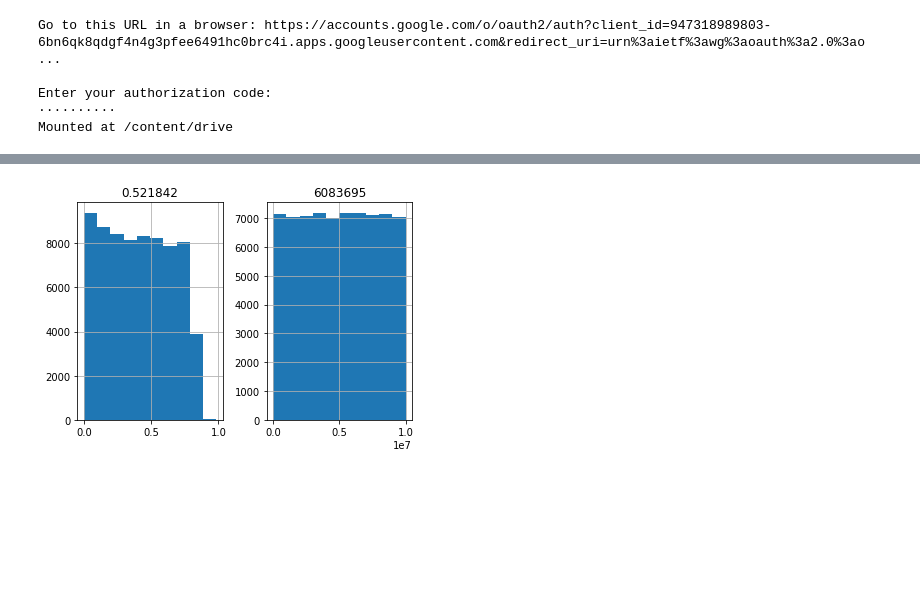
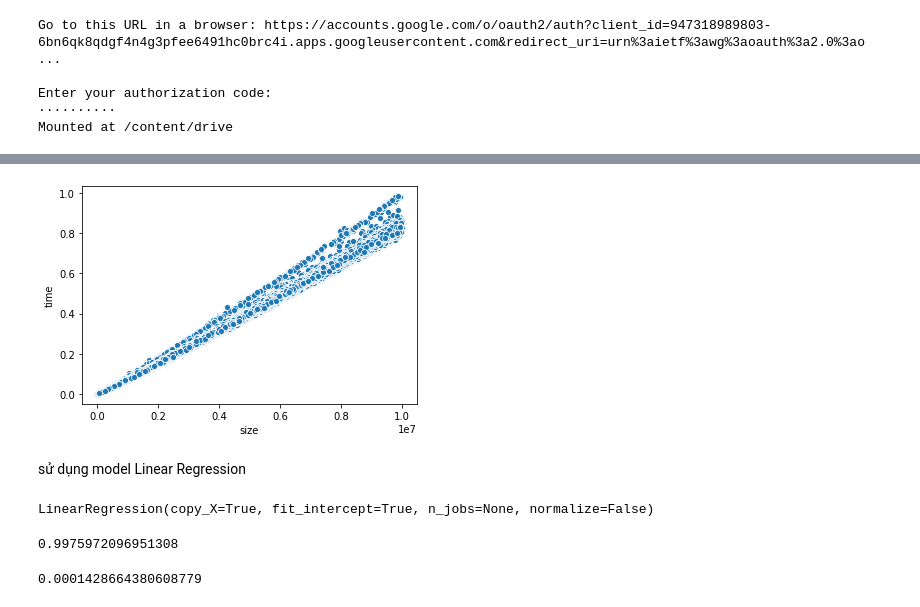
Before and after one commit to darkzlove12/CS114.K21, a Jupyter notebook: SKlecom_linear.ipynb, the cells around one changed output, grey strips where cells are left out. Drawn from its saved outputs; the diff is of its cells as text; code cells hidden in the pictures; blank space fills up the shorter version.

```diff
--- a/SKlecom_linear.ipynb
+++ b/SKlecom_linear.ipynb
@@ -59,3 +62,5 @@ Mounted at /content/drive
 # %%
 import pandas as pd
 df=pd.read_csv('/content/Dataset1.csv')
+df.columns=["size","time"]
+df
@@ -95,10 +81,31 @@ pyplot.show()
-# %%
-df.hist()
-pyplot.show()
-# %% [output]
-[figure, removed]
+# %%
+import matplotlib.pyplot as plt
+import seaborn as sns
+sns.scatterplot(x="size",y="time", data=df)
+plt.show()
+# %% [output]
+[figure, added]
+# %% [markdown]
+sử dụng model Linear Regression
 # %%
+from sklearn import datasets, linear_model
+from sklearn.model_selection import train_test_split
 array = df.values
 X = array[:,0:1]
 y = array[:,1]
-X_train, X_validation, Y_train, Y_validation = train_test_split(X, y, test_size=0.30, random_state=1)
+from sklearn.model_selection import train_test_split
+X_train, X_validation, Y_train, Y_validation = train_test_split(X, y, test_size=0.20, random_state=1)
+regr = linear_model.LinearRegression() # fit_intercept = False for calculating the bias
+regr.fit(X_train, Y_train)
+# %% [output]
+LinearRegression(copy_X=True, fit_intercept=True, n_jobs=None, normalize=False)
+# %%
+regr.score(X_validation,Y_validation)
+# %% [output]
+0.9975972096951308
+# %%
+predict = regr.predict(X_validation)
+cost=sum((Y_validation-predict)**2)*(1/len(Y_validation))
+cost
+# %% [output]
+0.0001428664380608779
```
Also changed, not shown: parts of 5 cells of this notebook.
